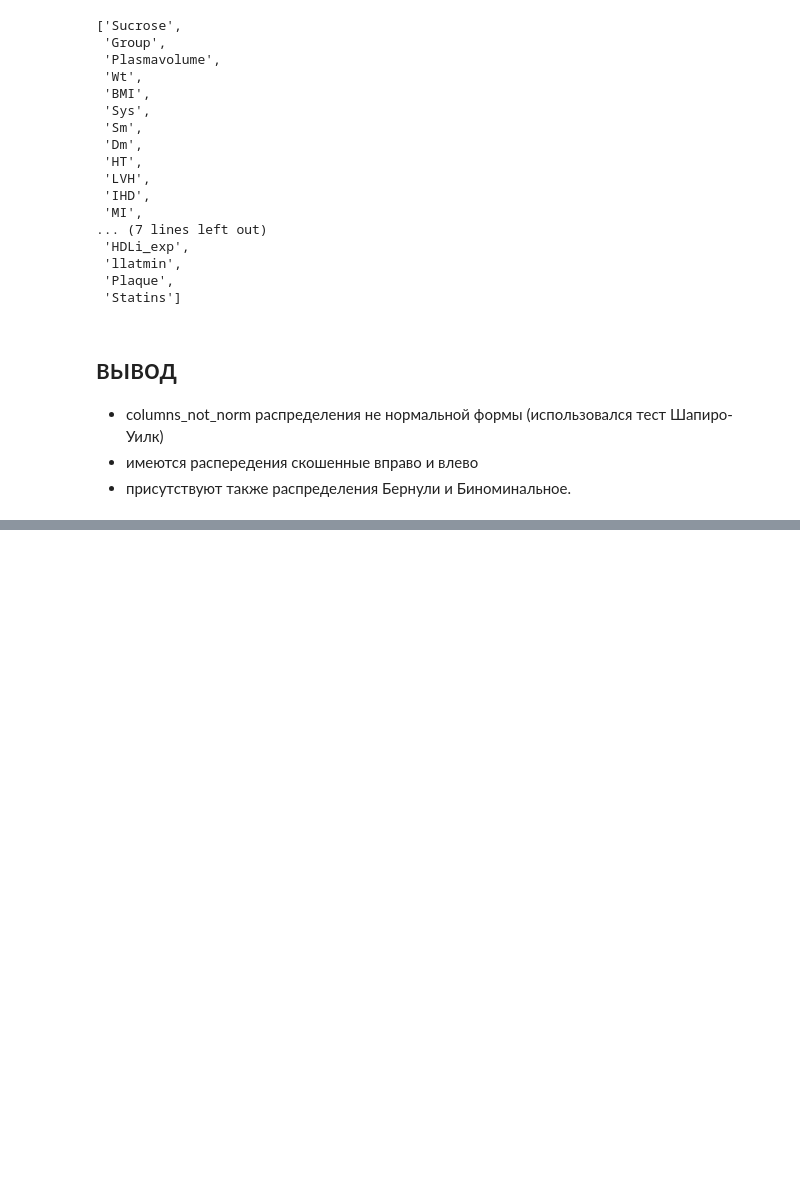
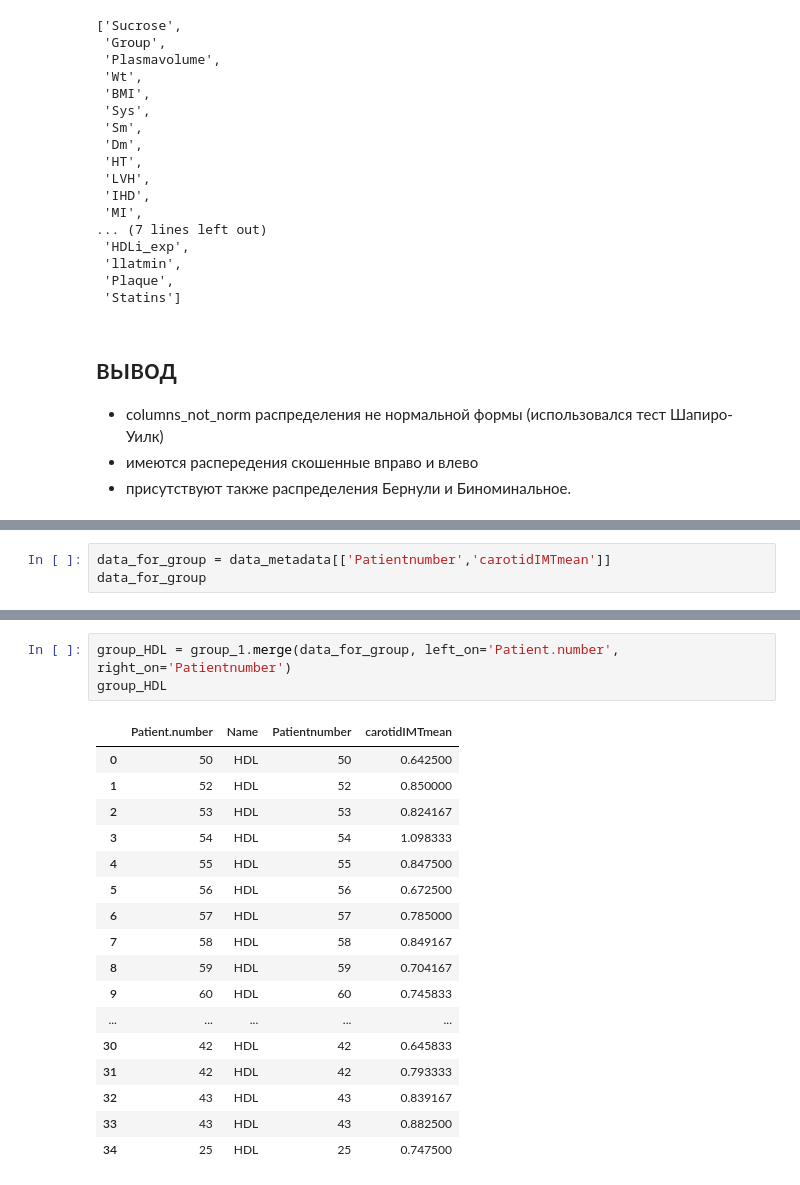
Before and after one commit to Alexandertsvet/biostat, a Jupyter notebook: applied_statistics/research_planning.ipynb, the cells around one changed output, grey strips where cells are left out. Cells and saved outputs as stored; diff of their text form; blank space fills up the shorter version.

```diff
--- a/applied_statistics/research_planning.ipynb
+++ b/applied_statistics/research_planning.ipynb
@@ -284,0 +299,3 @@ columns_not_norm
+# %%
+data_for_group = data_metadata[['Patientnumber','carotidIMTmean']]
+data_for_group
@@ -284,0 +341,21 @@ columns_not_norm
+# %%
+group_HDL = group_1.merge(data_for_group, left_on='Patient.number', right_on='Patientnumber')
+group_HDL
+# %% [output]
+|  | Patient.number | Name | Patientnumber | carotidIMTmean |
+| 0 | 50 | HDL | 50 | 0.642500 |
+| 1 | 52 | HDL | 52 | 0.850000 |
+| 2 | 53 | HDL | 53 | 0.824167 |
+| 3 | 54 | HDL | 54 | 1.098333 |
+| 4 | 55 | HDL | 55 | 0.847500 |
+| 5 | 56 | HDL | 56 | 0.672500 |
+| 6 | 57 | HDL | 57 | 0.785000 |
+| 7 | 58 | HDL | 58 | 0.849167 |
+| 8 | 59 | HDL | 59 | 0.704167 |
+| 9 | 60 | HDL | 60 | 0.745833 |
+| ... | ... | ... | ... | ... |
+| 30 | 42 | HDL | 42 | 0.645833 |
+| 31 | 42 | HDL | 42 | 0.793333 |
+| 32 | 43 | HDL | 43 | 0.839167 |
+| 33 | 43 | HDL | 43 | 0.882500 |
+| 34 | 25 | HDL | 25 | 0.747500 |
```
Also changed, not shown: parts of 14 cells of this notebook.
